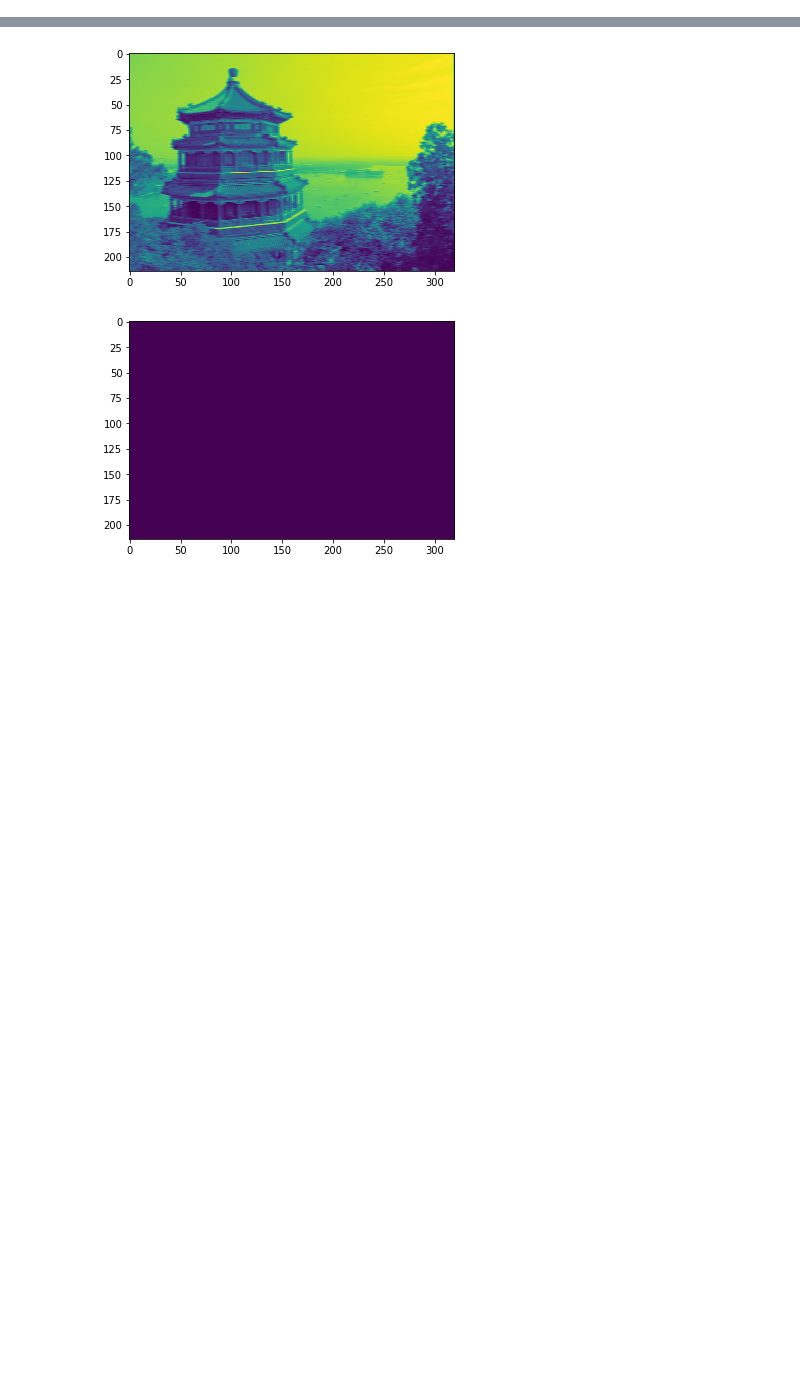
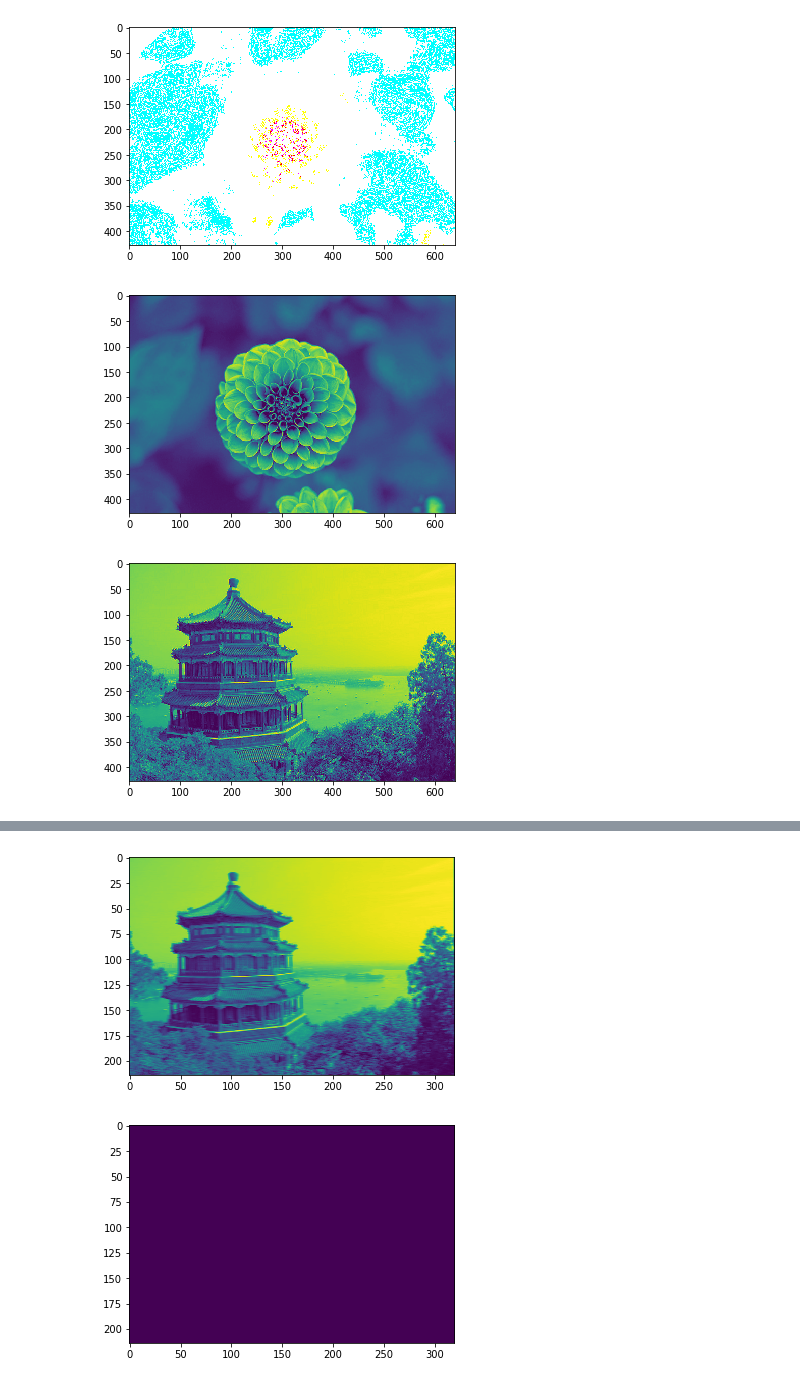
Before and after one commit to fanbyprinciple/hands_on_ml, a Jupyter notebook: chapter_13/cnn.ipynb, the cells around one changed output, grey strips where cells are left out. Drawn from its saved outputs; the diff is of its cells as text; code cells hidden in the pictures; blank space fills up the shorter version.

```diff
--- a/chapter_13/cnn.ipynb
+++ b/chapter_13/cnn.ipynb
@@ -10,0 +14,8 @@ batch_size, height, width , channels = dataset.shape
+# %%
+plt.imshow(dataset[1,:,:,:])
+plt.show()
+plt.imshow(dataset[1,:,:,1])
+plt.show()
+plt.imshow(dataset[0,:,:,1])
+plt.show()
+# %% [output]
@@ -10,0 +23,3 @@ batch_size, height, width , channels = dataset.shape
+[figure, added]
+[figure, added]
+[figure, added]
```
Also changed, not shown: parts of 5 cells of this notebook, 1 other file.
